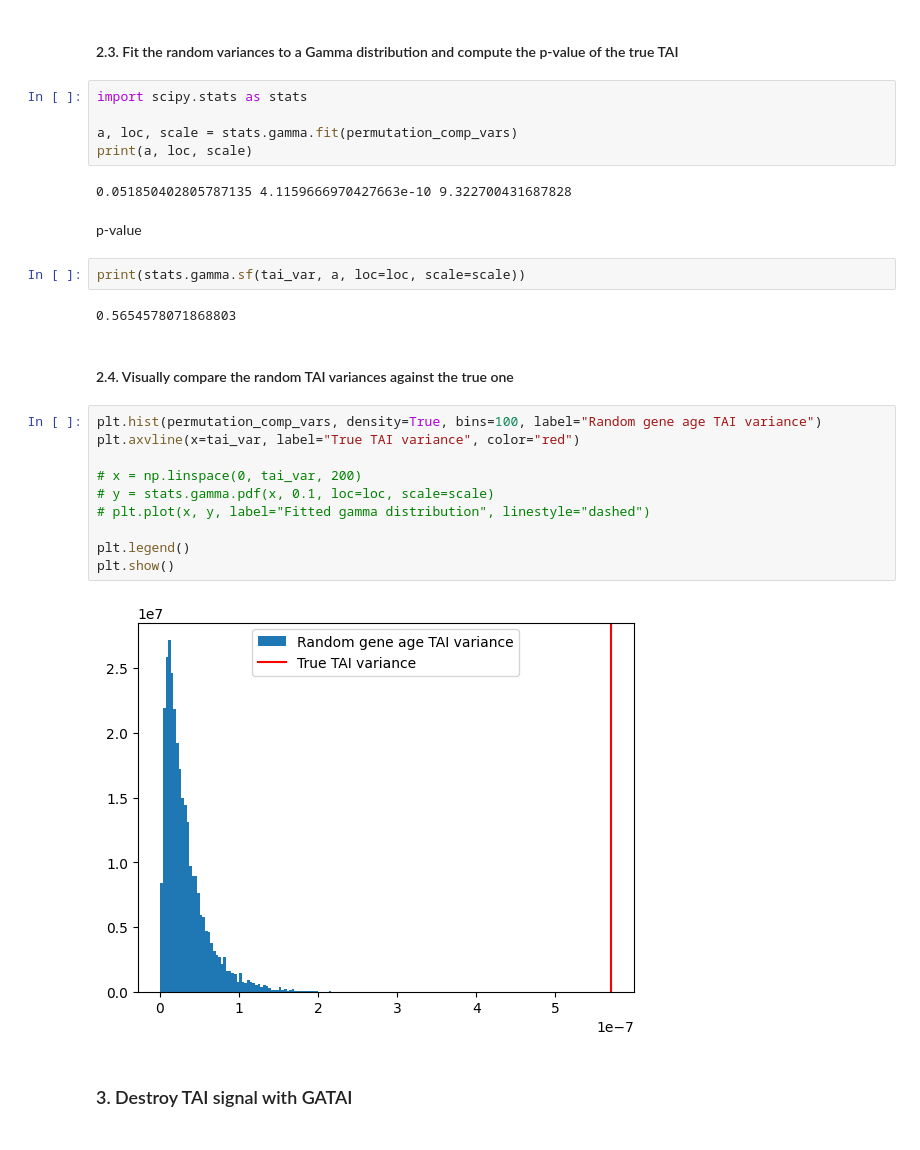
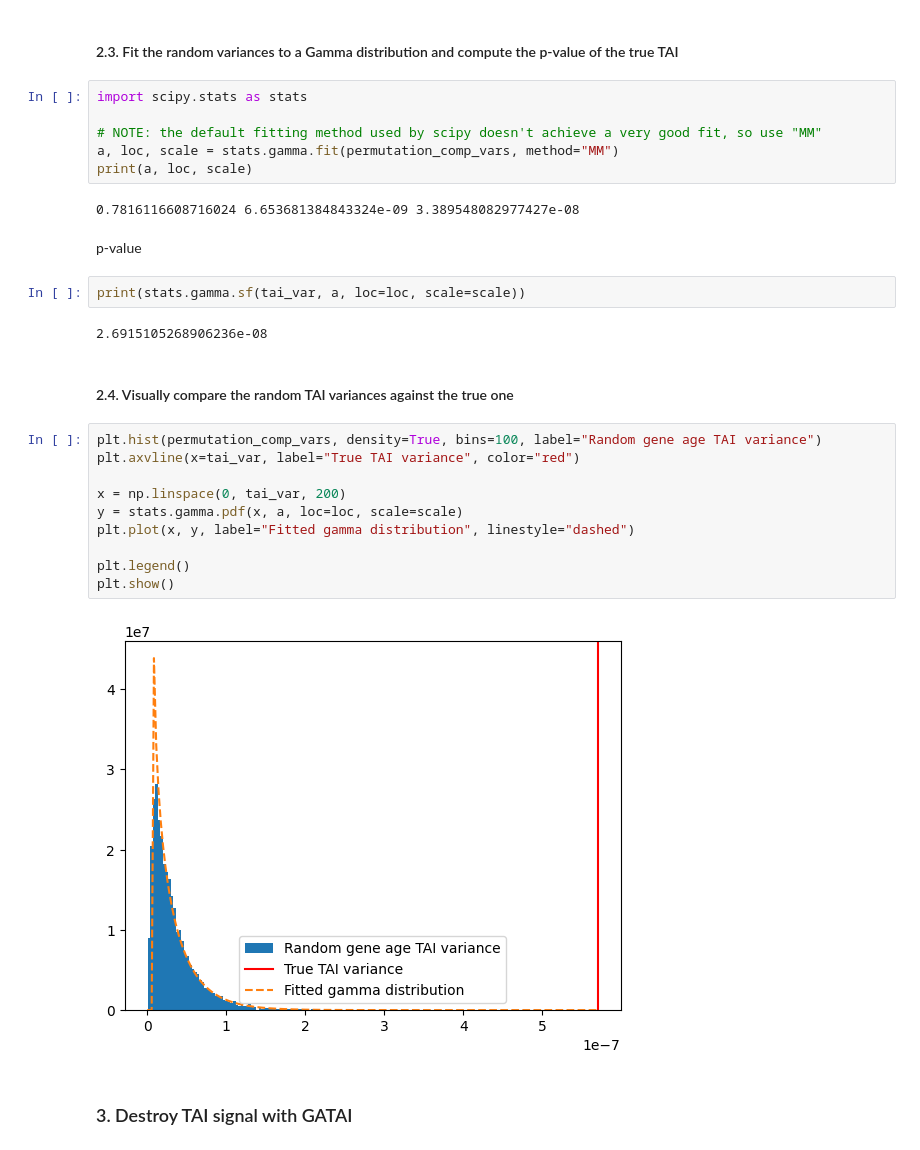
Before and after one commit to nifets-PhD/GATAI-reproduction, a Jupyter notebook: tai_destroyer.ipynb, the cells around one changed output. Saved outputs shown, nothing was run; the diff lists cells and outputs as text.

Commit message:
fix gamma fitting

```diff
--- a/tai_destroyer.ipynb
+++ b/tai_destroyer.ipynb
@@ -48,29 +48,30 @@ Running permuations
 # %%
 import scipy.stats as stats
 
-a, loc, scale = stats.gamma.fit(permutation_comp_vars)
+# NOTE: the default fitting method used by scipy doesn't achieve a very good fit, so use "MM"
+a, loc, scale = stats.gamma.fit(permutation_comp_vars, method="MM")
 print(a, loc, scale)
 # %% [output]
-0.051850402805787135 4.1159666970427663e-10 9.322700431687828
+0.7816116608716024 6.653681384843324e-09 3.389548082977427e-08
 # %% [markdown]
 p-value
 # %%
 print(stats.gamma.sf(tai_var, a, loc=loc, scale=scale))
 # %% [output]
-0.5654578071868803
+2.6915105268906236e-08
 # %% [markdown]
 #### 2.4. Visually compare the random TAI variances against the true one
 # %%
 plt.hist(permutation_comp_vars, density=True, bins=100, label="Random gene age TAI variance")
 plt.axvline(x=tai_var, label="True TAI variance", color="red")
 
-# x = np.linspace(0, tai_var, 200)
-# y = stats.gamma.pdf(x, 0.1, loc=loc, scale=scale)
-# plt.plot(x, y, label="Fitted gamma distribution", linestyle="dashed")
+x = np.linspace(0, tai_var, 200)
+y = stats.gamma.pdf(x, a, loc=loc, scale=scale)
+plt.plot(x, y, label="Fitted gamma distribution", linestyle="dashed")
 
 plt.legend()
 plt.show()
 # %% [output]
-[figure, old version]
+[figure, new version]
 # %% [markdown]
 ### 3. Destroy TAI signal with GATAI
```
Also changed, not shown: 1 other file.
